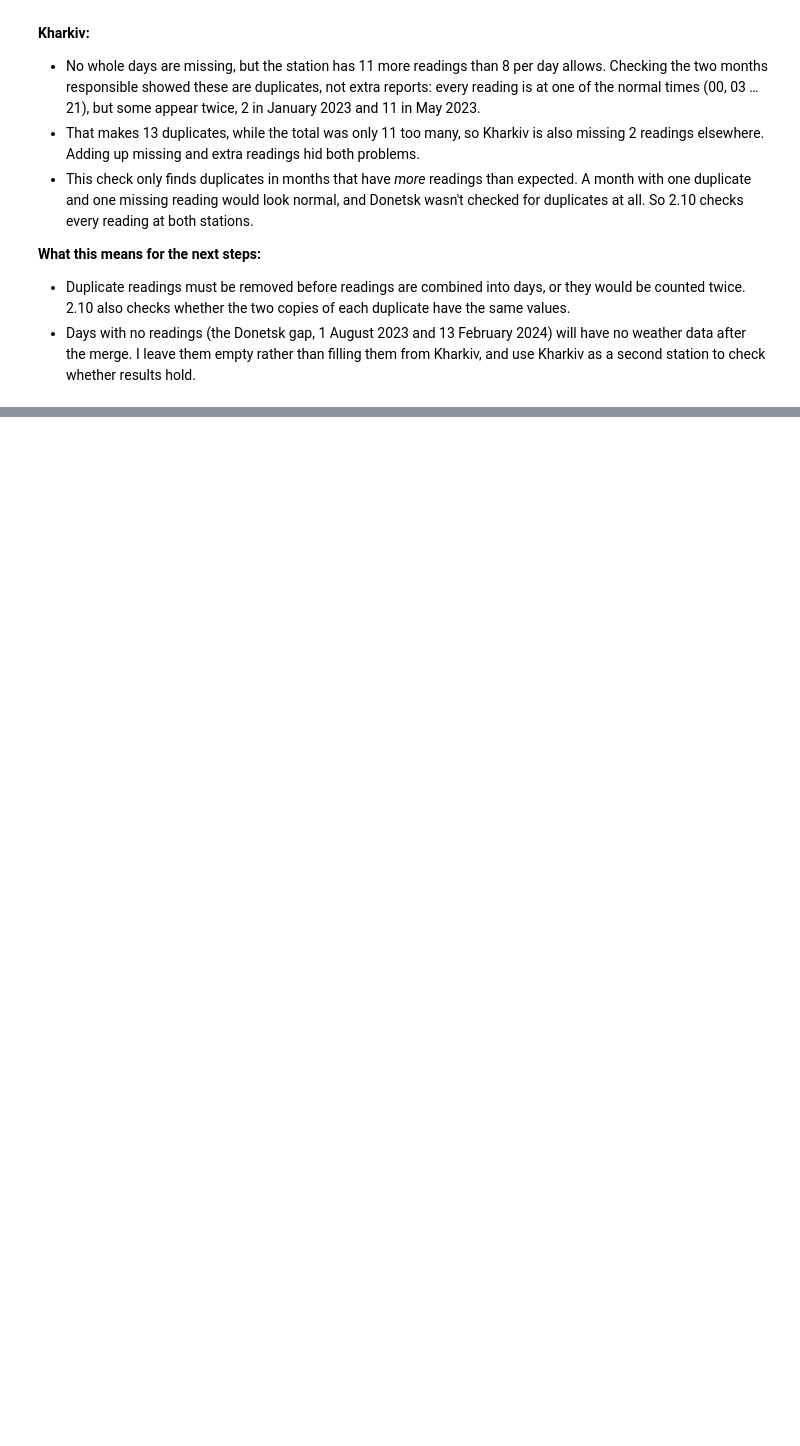
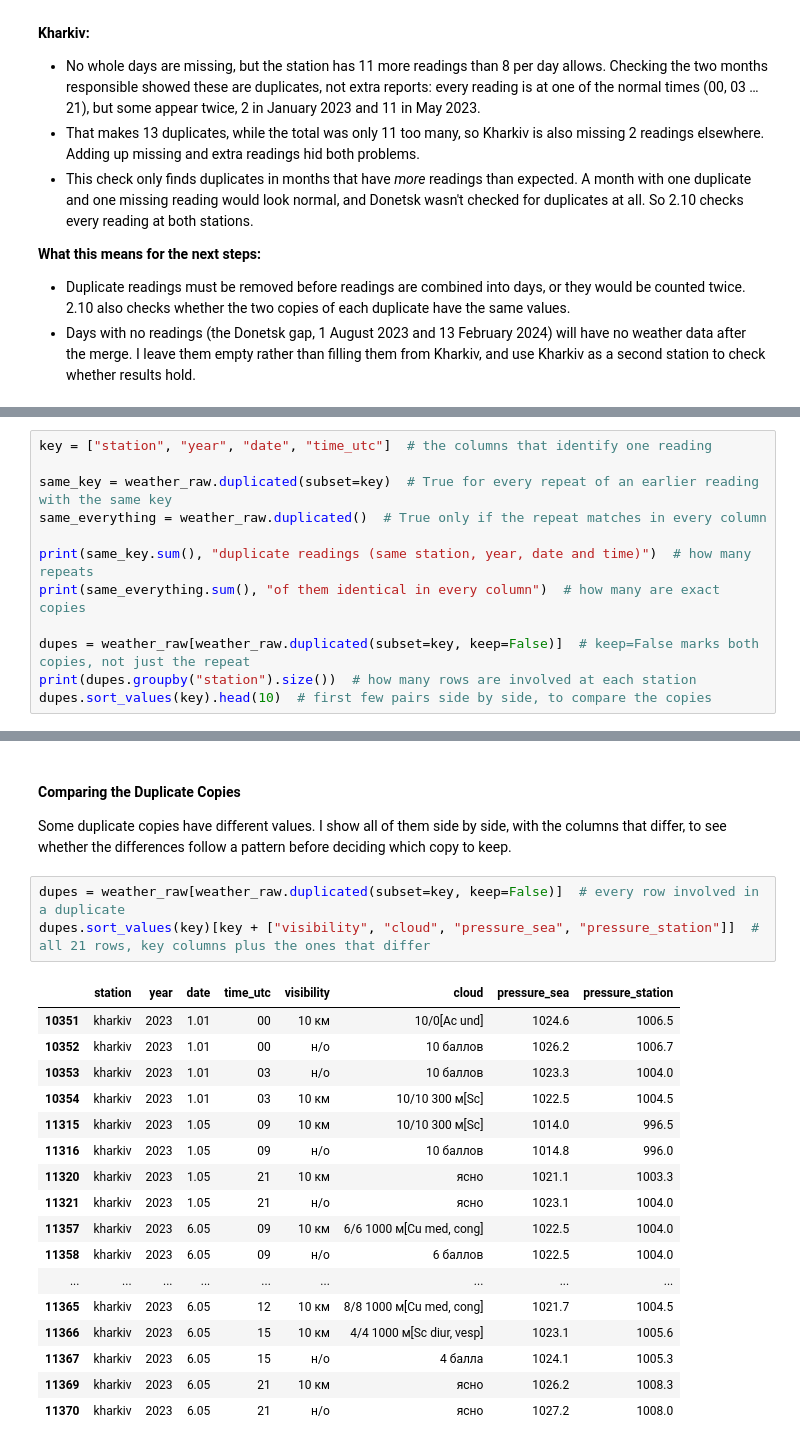
Before and after one commit to ABROCK1516/Ukraine-Losses-Weather, a Jupyter notebook: Ukraine_Losses_Weather.ipynb, the cells around one changed output, grey strips where cells are left out. Drawn from its saved outputs; the diff is of its cells as text; blank space fills up the shorter version.

```diff
--- a/Ukraine_Losses_Weather.ipynb
+++ b/Ukraine_Losses_Weather.ipynb
@@ -1259,0 +1352,12 @@ Missing: 13.02
+# %%
+key = ["station", "year", "date", "time_utc"]  # the columns that identify one reading
+
+same_key = weather_raw.duplicated(subset=key)  # True for every repeat of an earlier reading with the same key
+same_everything = weather_raw.duplicated()  # True only if the repeat matches in every column
+
+print(same_key.sum(), "duplicate readings (same station, year, date and time)")  # how many repeats
+print(same_everything.sum(), "of them identical in every column")  # how many are exact copies
+
+dupes = weather_raw[weather_raw.duplicated(subset=key, keep=False)]  # keep=False marks both copies, not just the repeat
+print(dupes.groupby("station").size())  # how many rows are involved at each station
+dupes.sort_values(key).head(10)  # first few pairs side by side, to compare the copies
@@ -1259,0 +1382,24 @@ Missing: 13.02
+# %% [markdown]
+#### **Comparing the Duplicate Copies**
+Some duplicate copies have different values. I show all of them side by side, with the columns that differ, to see whether the differences follow a pattern before deciding which copy to keep.
+# %%
+dupes = weather_raw[weather_raw.duplicated(subset=key, keep=False)]  # every row involved in a duplicate
+dupes.sort_values(key)[key + ["visibility", "cloud", "pressure_sea", "pressure_station"]]  # all 21 rows, key columns plus the ones that differ
+# %% [output]
+|  | station | year | date | time_utc | visibility | cloud | pressure_sea | pressure_station |
+| 10351 | kharkiv | 2023 | 1.01 | 00 | 10 км | 10/0[Ac und] | 1024.6 | 1006.5 |
+| 10352 | kharkiv | 2023 | 1.01 | 00 | н/о | 10 баллов | 1026.2 | 1006.7 |
+| 10353 | kharkiv | 2023 | 1.01 | 03 | н/о | 10 баллов | 1023.3 | 1004.0 |
+| 10354 | kharkiv | 2023 | 1.01 | 03 | 10 км | 10/10 300 м[Sc] | 1022.5 | 1004.5 |
+| 11315 | kharkiv | 2023 | 1.05 | 09 | 10 км | 10/10 300 м[Sc] | 1014.0 | 996.5 |
+| 11316 | kharkiv | 2023 | 1.05 | 09 | н/о | 10 баллов | 1014.8 | 996.0 |
+| 11320 | kharkiv | 2023 | 1.05 | 21 | 10 км | ясно | 1021.1 | 1003.3 |
+| 11321 | kharkiv | 2023 | 1.05 | 21 | н/о | ясно | 1023.1 | 1004.0 |
+| 11357 | kharkiv | 2023 | 6.05 | 09 | 10 км | 6/6 1000 м[Cu med, cong] | 1022.5 | 1004.0 |
+| 11358 | kharkiv | 2023 | 6.05 | 09 | н/о | 6 баллов | 1022.5 | 1004.0 |
+| ... | ... | ... | ... | ... | ... | ... | ... | ... |
+| 11365 | kharkiv | 2023 | 6.05 | 12 | 10 км | 8/8 1000 м[Cu med, cong] | 1021.7 | 1004.5 |
+| 11366 | kharkiv | 2023 | 6.05 | 15 | 10 км | 4/4 1000 м[Sc diur, vesp] | 1023.1 | 1005.6 |
+| 11367 | kharkiv | 2023 | 6.05 | 15 | н/о | 4 балла | 1024.1 | 1005.3 |
+| 11369 | kharkiv | 2023 | 6.05 | 21 | 10 км | ясно | 1026.2 | 1008.3 |
+| 11370 | kharkiv | 2023 | 6.05 | 21 | н/о | ясно | 1027.2 | 1008.0 |
```
Also changed, not shown: parts of 46 cells of this notebook.
